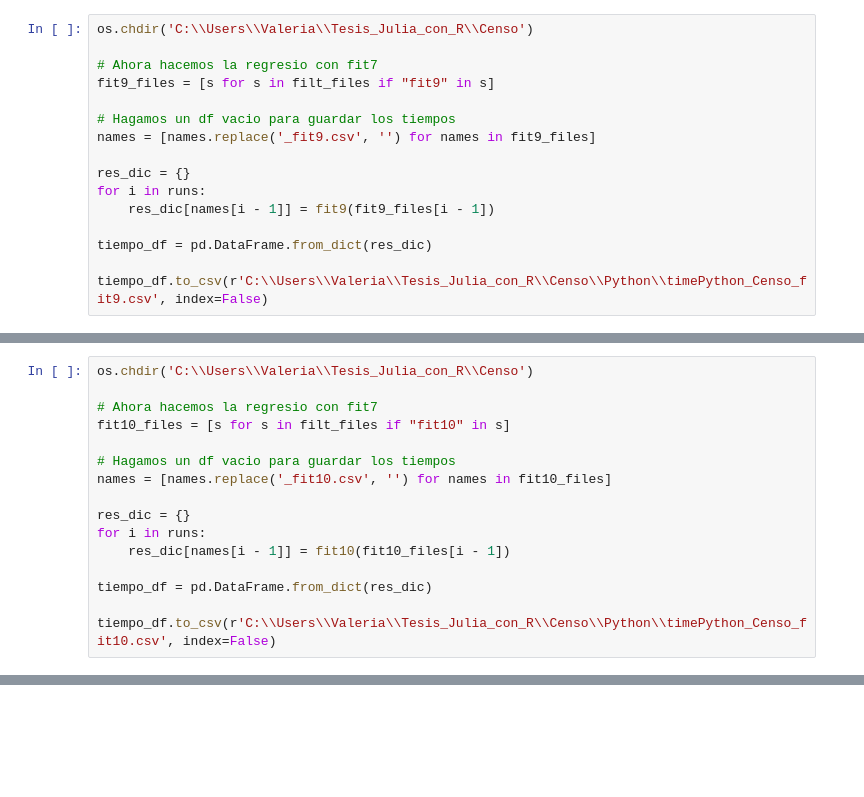
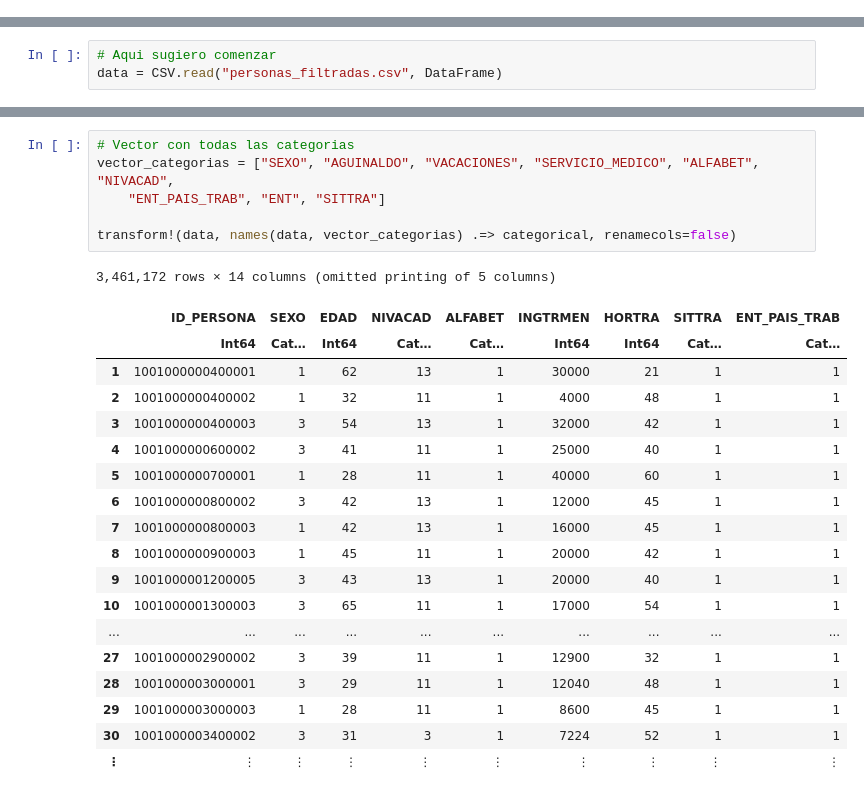
Before and after one commit to valperez/Tesis_Julia, a Jupyter notebook: Tesis Julia con R/Code/Censo/Python/Censo_Python.ipynb, the cells around one changed output, grey strips where cells are left out. Cells and saved outputs as stored; diff of their text form; blank space fills up the shorter version.

Commit message:
Update Censo_Python

```diff
--- a/Tesis Julia con R/Code/Censo/Python/Censo_Python.ipynb
+++ b/Tesis Julia con R/Code/Censo/Python/Censo_Python.ipynb
@@ -347,16 +0,0 @@ def fit9(nombre_archivo):
-# %%
-os.chdir('C:\\Users\\Valeria\\Tesis_Julia_con_R\\Censo')
-
-# Ahora hacemos la regresio con fit7
-fit9_files = [s for s in filt_files if "fit9" in s]
-
-# Hagamos un df vacio para guardar los tiempos
-names = [names.replace('_fit9.csv', '') for names in fit9_files]
-
-res_dic = {}
-for i in runs:
-    res_dic[names[i - 1]] = fit9(fit9_files[i - 1])
-
-tiempo_df = pd.DataFrame.from_dict(res_dic)
-
-tiempo_df.to_csv(r'C:\\Users\\Valeria\\Tesis_Julia_con_R\\Censo\\Python\\timePython_Censo_fit9.csv', index=False)
@@ -412,16 +0,0 @@ def fit10(nombre_archivo):
-# %%
-os.chdir('C:\\Users\\Valeria\\Tesis_Julia_con_R\\Censo')
-
-# Ahora hacemos la regresio con fit7
-fit10_files = [s for s in filt_files if "fit10" in s]
-
-# Hagamos un df vacio para guardar los tiempos
-names = [names.replace('_fit10.csv', '') for names in fit10_files]
-
-res_dic = {}
-for i in runs:
-    res_dic[names[i - 1]] = fit10(fit10_files[i - 1])
-
-tiempo_df = pd.DataFrame.from_dict(res_dic)
-
-tiempo_df.to_csv(r'C:\\Users\\Valeria\\Tesis_Julia_con_R\\Censo\\Python\\timePython_Censo_fit10.csv', index=False)
@@ -427,0 +145,3 @@ tiempo_df.to_csv(r'C:\\Users\\Valeria\\Tesis_Julia_con_R\\Censo\\Python\\timePyt
+# %%
+# Aqui sugiero comenzar
+data = CSV.read("personas_filtradas.csv", DataFrame)
@@ -427,0 +168,26 @@ tiempo_df.to_csv(r'C:\\Users\\Valeria\\Tesis_Julia_con_R\\Censo\\Python\\timePyt
+# %%
+# Vector con todas las categorias
+vector_categorias = ["SEXO", "AGUINALDO", "VACACIONES", "SERVICIO_MEDICO", "ALFABET", "NIVACAD",
+    "ENT_PAIS_TRAB", "ENT", "SITTRA"]
+
+transform!(data, names(data, vector_categorias) .=> categorical, renamecols=false)
+# %% [output]
+3,461,172 rows × 14 columns (omitted printing of 5 columns)
+|  | ID_PERSONA | SEXO | EDAD | NIVACAD | ALFABET | INGTRMEN | HORTRA | SITTRA | ENT_PAIS_TRAB |
+|  | Int64 | Cat… | Int64 | Cat… | Cat… | Int64 | Int64 | Cat… | Cat… |
+| 1 | 1001000000400001 | 1 | 62 | 13 | 1 | 30000 | 21 | 1 | 1 |
+| 2 | 1001000000400002 | 1 | 32 | 11 | 1 | 4000 | 48 | 1 | 1 |
+| 3 | 1001000000400003 | 3 | 54 | 13 | 1 | 32000 | 42 | 1 | 1 |
+| 4 | 1001000000600002 | 3 | 41 | 11 | 1 | 25000 | 40 | 1 | 1 |
+| 5 | 1001000000700001 | 1 | 28 | 11 | 1 | 40000 | 60 | 1 | 1 |
+| 6 | 1001000000800002 | 3 | 42 | 13 | 1 | 12000 | 45 | 1 | 1 |
+| 7 | 1001000000800003 | 1 | 42 | 13 | 1 | 16000 | 45 | 1 | 1 |
+| 8 | 1001000000900003 | 1 | 45 | 11 | 1 | 20000 | 42 | 1 | 1 |
+| 9 | 1001000001200005 | 3 | 43 | 13 | 1 | 20000 | 40 | 1 | 1 |
+| 10 | 1001000001300003 | 3 | 65 | 11 | 1 | 17000 | 54 | 1 | 1 |
+| ... | ... | ... | ... | ... | ... | ... | ... | ... | ... |
+| 27 | 1001000002900002 | 3 | 39 | 11 | 1 | 12900 | 32 | 1 | 1 |
+| 28 | 1001000003000001 | 3 | 29 | 11 | 1 | 12040 | 48 | 1 | 1 |
+| 29 | 1001000003000003 | 1 | 28 | 11 | 1 | 8600 | 45 | 1 | 1 |
+| 30 | 1001000003400002 | 3 | 31 | 3 | 1 | 7224 | 52 | 1 | 1 |
+| ⋮ | ⋮ | ⋮ | ⋮ | ⋮ | ⋮ | ⋮ | ⋮ | ⋮ | ⋮ |
```
Also changed, not shown: parts of 39 cells of this notebook.
